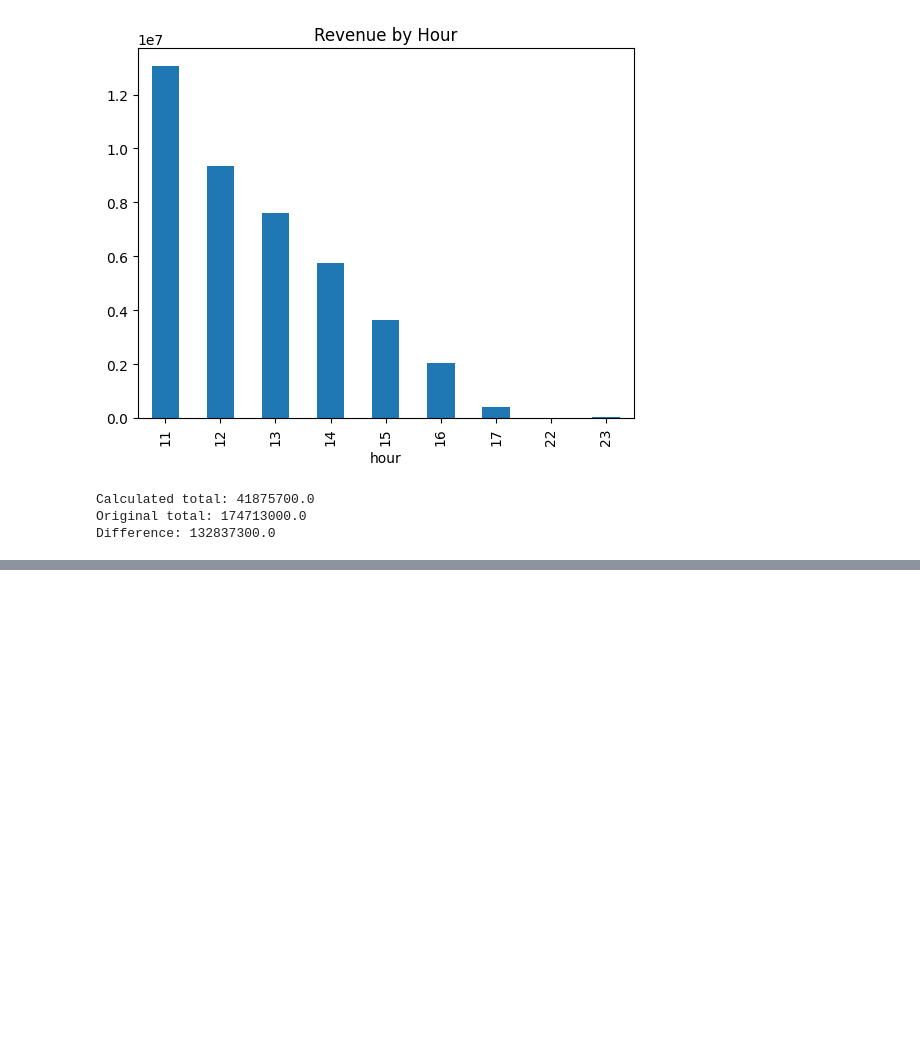
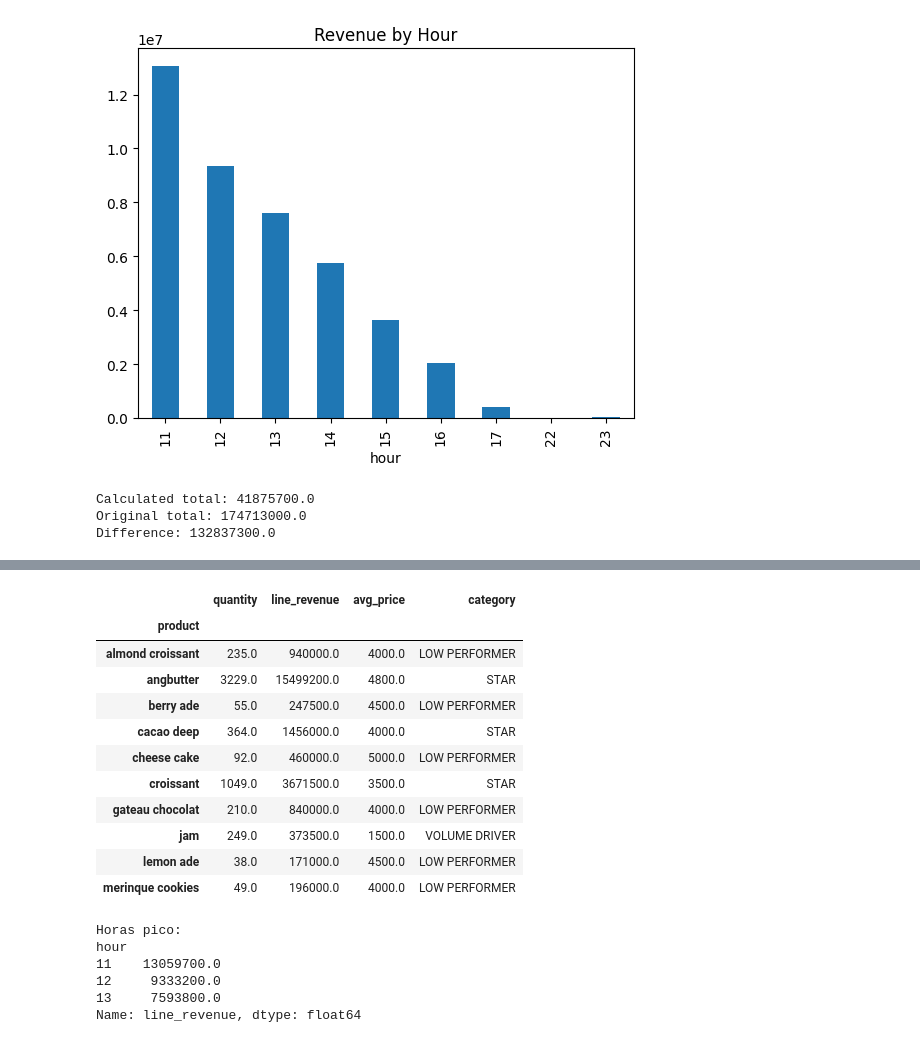
Before and after one commit to luciatejera1992/Panaderia-, a Jupyter notebook: EDA.ipynb, the cells around one changed output, grey strips where cells are left out. Saved outputs shown, nothing was run; the diff lists cells and outputs as text; code cells hidden in the pictures; blank space fills up the shorter version.

```diff
--- a/PANADERIA/EDA.ipynb
+++ b/EDA.ipynb
@@ -6,9 +6,9 @@ import numpy as np
 import matplotlib.pyplot as plt
 import seaborn as sns
 # %%
-price_df = pd.read_csv(r"DATA/Bakeryprice.csv")
+price_df = pd.read_csv(r"data/Bakeryprice.csv")
 # %%
-sales_df = pd.read_csv("DATA/Bakerysales.csv")
+sales_df = pd.read_csv("data/Bakerysales.csv")
 # %%
 # ==========================================
 # DIMENSIONES INICIALES DE LOS DATASETS
@@ -613,0 +665,69 @@ clean_df.to_csv("clean_bakery_data.csv", index=False)
+# %%
+# ==========================================
+# INSIGHT: CLASIFICACIÓN DE PRODUCTOS
+# ==========================================
+
+def product_segmentation(df):
+    perf = df.groupby('product').agg({
+        'quantity': 'sum',
+        'line_revenue': 'sum'
+    })
+
+    perf['avg_price'] = perf['line_revenue'] / perf['quantity']
+
+    # thresholds
+    q_threshold = perf['quantity'].median()
+    r_threshold = perf['line_revenue'].median()
+
+    def classify(row):
+        if row['quantity'] >= q_threshold and row['line_revenue'] >= r_threshold:
+            return 'STAR'
+        elif row['quantity'] >= q_threshold:
+            return 'VOLUME DRIVER'
+        elif row['line_revenue'] >= r_threshold:
+            return 'PREMIUM'
+        else:
+            return 'LOW PERFORMER'
+
+    perf['category'] = perf.apply(classify, axis=1)
+
+    return perf
+
+product_segments = product_segmentation(clean_df)
+product_segments.head(10)
+# %% [output]
+|  | quantity | line_revenue | avg_price | category |
+| product |  |  |  |  |
+| almond croissant | 235.0 | 940000.0 | 4000.0 | LOW PERFORMER |
+| angbutter | 3229.0 | 15499200.0 | 4800.0 | STAR |
+| berry ade | 55.0 | 247500.0 | 4500.0 | LOW PERFORMER |
+| cacao deep | 364.0 | 1456000.0 | 4000.0 | STAR |
+| cheese cake | 92.0 | 460000.0 | 5000.0 | LOW PERFORMER |
+| croissant | 1049.0 | 3671500.0 | 3500.0 | STAR |
+| gateau chocolat | 210.0 | 840000.0 | 4000.0 | LOW PERFORMER |
+| jam | 249.0 | 373500.0 | 1500.0 | VOLUME DRIVER |
+| lemon ade | 38.0 | 171000.0 | 4500.0 | LOW PERFORMER |
+| merinque cookies | 49.0 | 196000.0 | 4000.0 | LOW PERFORMER |
+# %%
+# ==========================================
+# INSIGHT: HORAS PICO
+# ==========================================
+
+def peak_hours(df):
+    hourly = df.groupby('hour')['line_revenue'].sum().sort_values(ascending=False)
+
+    top_hours = hourly.head(3)
+
+    print("Horas pico:")
+    print(top_hours)
+
+    return hourly
+
+hourly_revenue = peak_hours(clean_df)
+# %% [output]
+Horas pico:
+hour
+11    13059700.0
+12     9333200.0
+13     7593800.0
+Name: line_revenue, dtype: float64
```
Also changed, not shown: parts of 10 cells of this notebook, 10 other files.
